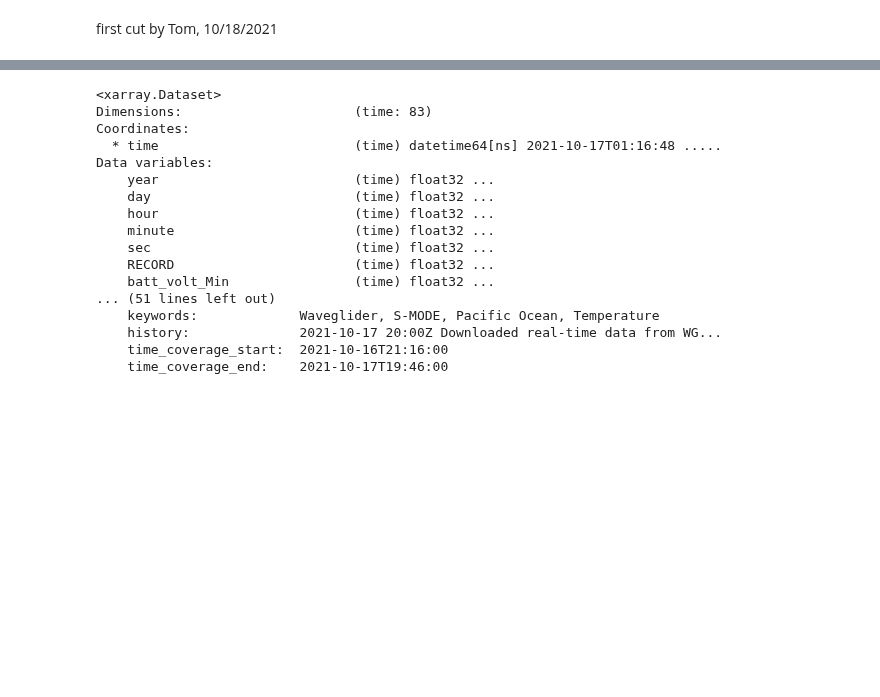
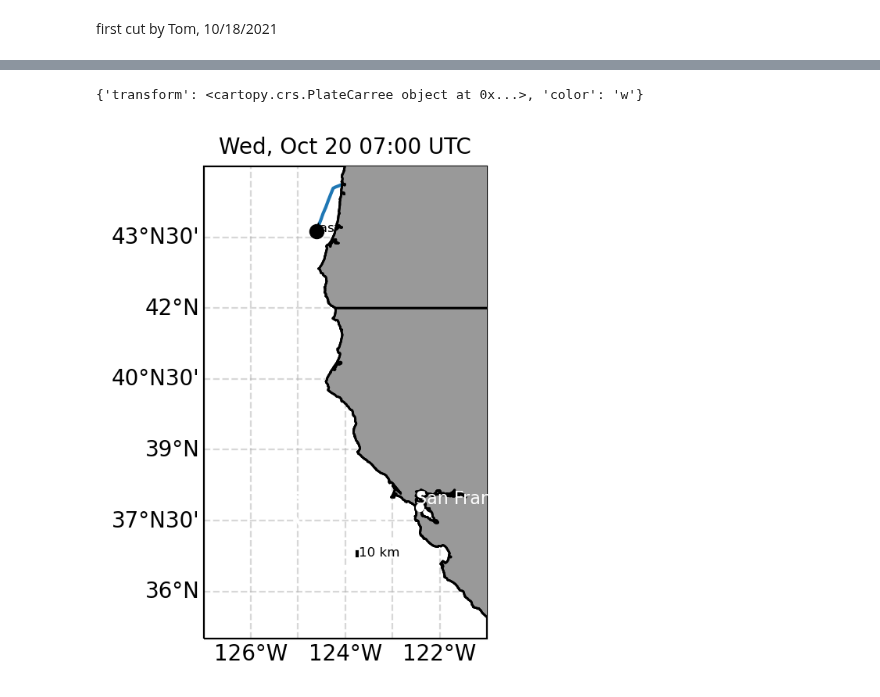
Before and after one commit to jtomfarrar/S-MODE_analysis, a Jupyter notebook: code/read_realtime_waveglider.ipynb, the cells around one changed output, grey strips where cells are left out. Cells and saved outputs as stored; diff of their text form; code cells hidden in the pictures; blank space fills up the shorter version.

```diff
--- a/code/read_realtime_waveglider.ipynb
+++ b/code/read_realtime_waveglider.ipynb
@@ -25,0 +26,11 @@ savefig = True
+# %%
+savefig = True
+zoom = False
+if zoom:
+    xmin, xmax = (-126,-121)
+    ymin, ymax = (36.25,38.5)
+    levels = np.linspace(14,17,21)-2.5
+else:
+    xmin, xmax = (-127,-121)
+    ymin, ymax = (35, 45)
+    levels = np.linspace(13,18,11)
@@ -45,20 +179,49 @@ MissingDimensionsError: 'freq' has more than 1-dimension and the same name as on
 # %%
-ds
+ds = ds_payload2_table1
-# %% [output]
-<xarray.Dataset>
-Dimensions:                      (time: 83)
-Coordinates:
-  * time                         (time) datetime64[ns] 2021-10-17T01:16:48 .....
-Data variables:
-    year                         (time) float32 ...
-    day                          (time) float32 ...
-    hour                         (time) float32 ...
-    minute                       (time) float32 ...
-    sec                          (time) float32 ...
-    RECORD                       (time) float32 ...
-    batt_volt_Min                (time) float32 ...
-... (51 lines left out)
-    keywords:             Waveglider, S-MODE, Pacific Ocean, Temperature
-    history:              2021-10-17 20:00Z Downloaded real-time data from WG...
-    time_coverage_start:  2021-10-16T21:16:00
-    time_coverage_end:    2021-10-17T19:46:00
+# %%
+fig = plt.figure()
+ax = plt.axes(projection = ccrs.PlateCarree(central_longitude=200))  # Orthographic
+extent = [xmin, xmax, ymin, ymax]
+ax.set_extent(extent, crs=ccrs.PlateCarree())
+'''
+daystr=ds.time.dt.day.astype(str).values[0]
+monstr=ds.time.dt.month.astype(str).values[0]
+yrstr=ds.time.dt.year.astype(str).values[0]
+day_str = monstr+'-'+daystr+'-'+yrstr
+'''
+day_str=ds.time.isel(time=-1).dt.strftime("%a, %b %d %H:%M").values
+ax.set_title(day_str+' UTC', size = 10.)
+
+#plt.set_cmap(cmap=plt.get_cmap('nipy_spectral'))
+plt.set_cmap(cmap=plt.get_cmap('turbo'))
+gl = ax.gridlines(draw_labels=True, dms=True, x_inline=False, y_inline=False, alpha=0.5, linestyle='--')
+gl.top_labels = False
+gl.ylabels_right = False
+#gl.xlocator = matplotlib.ticker.MaxNLocator(10)
+#gl.xlocator = matplotlib.ticker.AutoLocator
+# gl.xlocator = matplotlib.ticker.FixedLocator(np.arange(0, 360 ,30))
+
+ax.coastlines()
+ax.add_feature(cartopy.feature.LAND, zorder=3, facecolor=[.6,.6,.6], edgecolor='black')
+ax.add_feature(cartopy.feature.STATES, zorder=3, edgecolor='black')
+ax.plot(ds.longitude_1hz_Avg,ds.latitude_1hz_Avg,transform=ccrs.PlateCarree())
+ax.plot(ds.longitude_1hz_Avg.isel(time=-1),ds.latitude_1hz_Avg.isel(time=-1),'ko',transform=ccrs.PlateCarree())
+ax.text(ds.longitude_1hz_Avg.isel(time=-1),ds.latitude_1hz_Avg.isel(time=-1), 'last_time', fontsize=6, transform=ccrs.PlateCarree())
+# cs = ax.contourf(ds.lon,ds.lat,np.squeeze(ds.sea_surface_temperature)-273.15, levels, extend='both', transform=ccrs.PlateCarree())
+# cb = plt.colorbar(cs,fraction = 0.022,extend='both')
+# cb.set_label('SST [$\circ$C]',fontsize = 10)
+plot_ops_area(ax,transform=ccrs.PlateCarree(),color='w')
+
+# Add a 10 km scale bar
+km_per_deg_lat=gsw.geostrophy.distance((125,125), (37,38))/1000
+deg_lat_equal_10km=10/km_per_deg_lat
+x0 = -123.75
+y0 = 36.75
+ax.plot(x0+np.asarray([0, 0]),y0+np.asarray([0.,deg_lat_equal_10km]),transform=ccrs.PlateCarree(),color='k')
+ax.text(x0+2/60, y0-.5/60, '10 km', fontsize=6,transform=ccrs.PlateCarree())
+
+if savefig:
+    plt.savefig(__figdir__+'_foo_WG_pos_' + day_str + '.' +plotfiletype,**savefig_args)
+# %% [output]
+{'transform': <cartopy.crs.PlateCarree object at 0x...>, 'color': 'w'}
+[figure, added]
```
Also changed, not shown: parts of 15 cells of this notebook, 3 other files.
